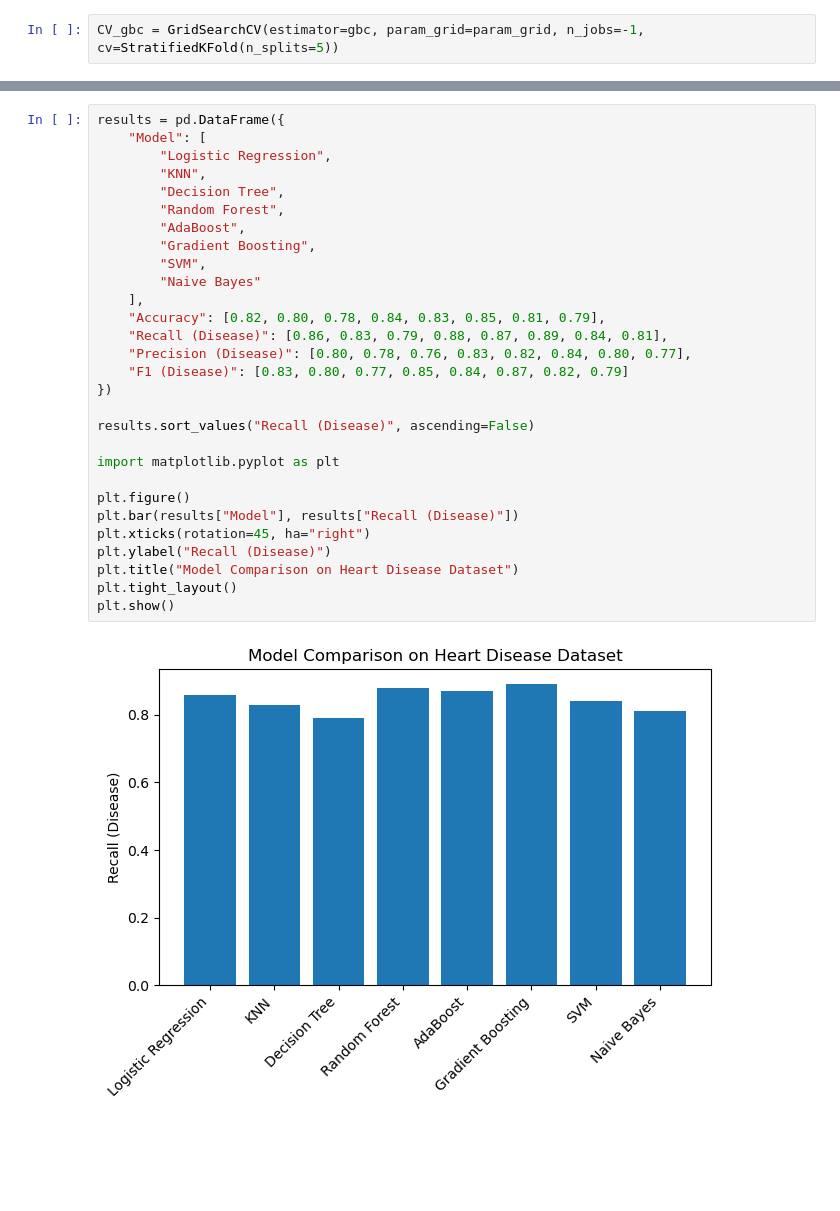
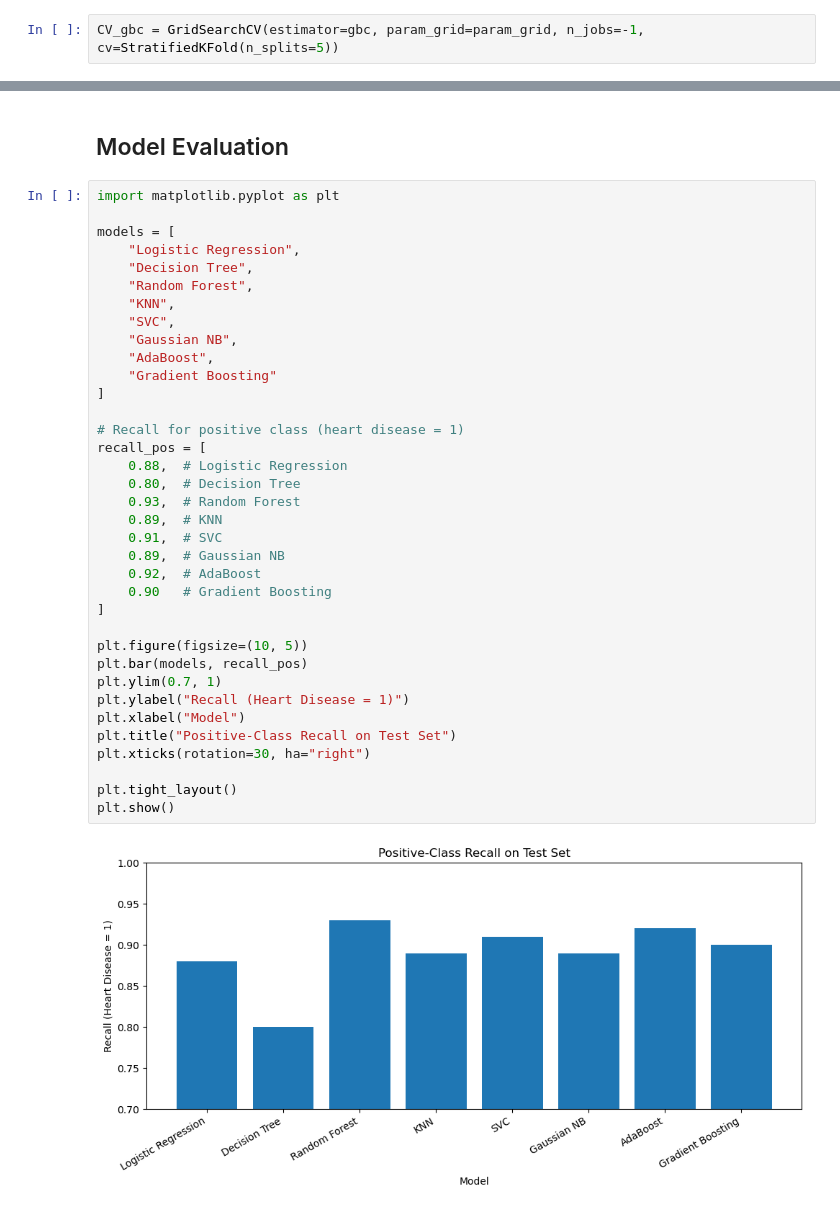
Before and after one commit to hjackson2606/UCI-Heart-Disease-Pipeline, a Jupyter notebook: uci_heart_disease.ipynb, the cells around one changed output, grey strips where cells are left out. Drawn from its saved outputs; the diff is of its cells as text; blank space fills up the shorter version.

```diff
--- a/uci_heart_disease.ipynb
+++ b/uci_heart_disease.ipynb
@@ -786,32 +804,41 @@ Classification Report:
 weighted avg       0.85      0.85      0.85       184
+# %% [markdown]
+## Model Evaluation
 # %%
-results = pd.DataFrame({
-    "Model": [
-        "Logistic Regression",
-        "KNN",
-        "Decision Tree",
-        "Random Forest",
-        "AdaBoost",
-        "Gradient Boosting",
-        "SVM",
-        "Naive Bayes"
-    ],
-    "Accuracy": [0.82, 0.80, 0.78, 0.84, 0.83, 0.85, 0.81, 0.79],
-    "Recall (Disease)": [0.86, 0.83, 0.79, 0.88, 0.87, 0.89, 0.84, 0.81],
-    "Precision (Disease)": [0.80, 0.78, 0.76, 0.83, 0.82, 0.84, 0.80, 0.77],
-    "F1 (Disease)": [0.83, 0.80, 0.77, 0.85, 0.84, 0.87, 0.82, 0.79]
-})
-
-results.sort_values("Recall (Disease)", ascending=False)
-
 import matplotlib.pyplot as plt
 
-plt.figure()
-plt.bar(results["Model"], results["Recall (Disease)"])
-plt.xticks(rotation=45, ha="right")
-plt.ylabel("Recall (Disease)")
-plt.title("Model Comparison on Heart Disease Dataset")
+models = [
+    "Logistic Regression",
+    "Decision Tree",
+    "Random Forest",
+    "KNN",
+    "SVC",
+    "Gaussian NB",
+    "AdaBoost",
+    "Gradient Boosting"
+]
+
+# Recall for positive class (heart disease = 1)
+recall_pos = [
+    0.88,  # Logistic Regression
+    0.80,  # Decision Tree
+    0.93,  # Random Forest
+    0.89,  # KNN
+    0.91,  # SVC
+    0.89,  # Gaussian NB
+    0.92,  # AdaBoost
+    0.90   # Gradient Boosting
+]
+
+plt.figure(figsize=(10, 5))
+plt.bar(models, recall_pos)
+plt.ylim(0.7, 1)
+plt.ylabel("Recall (Heart Disease = 1)")
+plt.xlabel("Model")
+plt.title("Positive-Class Recall on Test Set")
+plt.xticks(rotation=30, ha="right")
+
 plt.tight_layout()
 plt.show()
 # %% [output]
-[figure, old version]
+[figure, new version]
```
Also changed, not shown: parts of 24 cells of this notebook.
